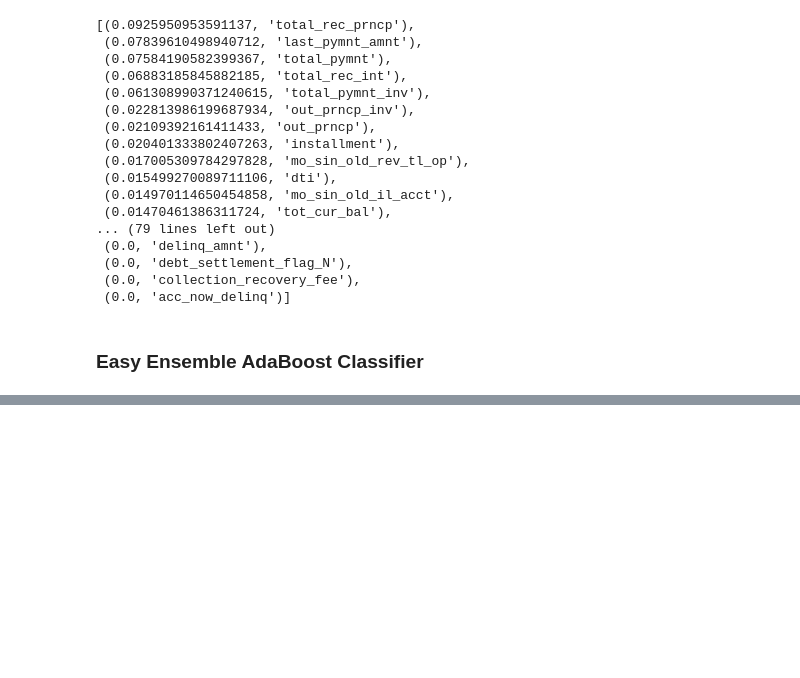
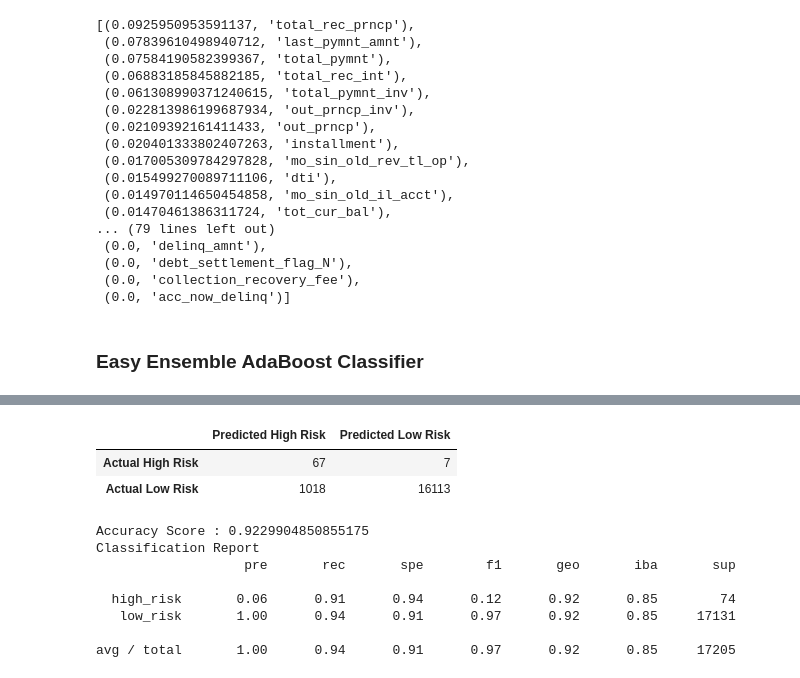
Before and after one commit to davescudero/Credit_Risk_Analysis, a Jupyter notebook: credit_risk_ensemble.ipynb, the cells around one changed output, grey strips where cells are left out. Drawn from its saved outputs; the diff is of its cells as text; code cells hidden in the pictures; blank space fills up the shorter version.

```diff
--- a/credit_risk_ensemble.ipynb
+++ b/credit_risk_ensemble.ipynb
@@ -230,0 +230,21 @@ avg / total       0.99      0.94      0.92      0.97      0.93      0.87     172
+# %%
+# Print the imbalanced classification report
+from imblearn.metrics import classification_report_imbalanced
+
+# Displaying results
+display(cm_df)
+print(f"Accuracy Score : {acc_score}")
+print("Classification Report")
+print(classification_report_imbalanced(y_test, y_pred))
+# %% [output]
+|  | Predicted High Risk | Predicted Low Risk |
+| Actual High Risk | 67 | 7 |
+| Actual Low Risk | 1018 | 16113 |
+Accuracy Score : 0.9229904850855175
+Classification Report
+                   pre       rec       spe        f1       geo       iba       sup
+
+  high_risk       0.06      0.91      0.94      0.12      0.92      0.85        74
+   low_risk       1.00      0.94      0.91      0.97      0.92      0.85     17131
+
+avg / total       1.00      0.94      0.91      0.97      0.92      0.85     17205
```
Also changed, not shown: parts of 4 cells of this notebook.
